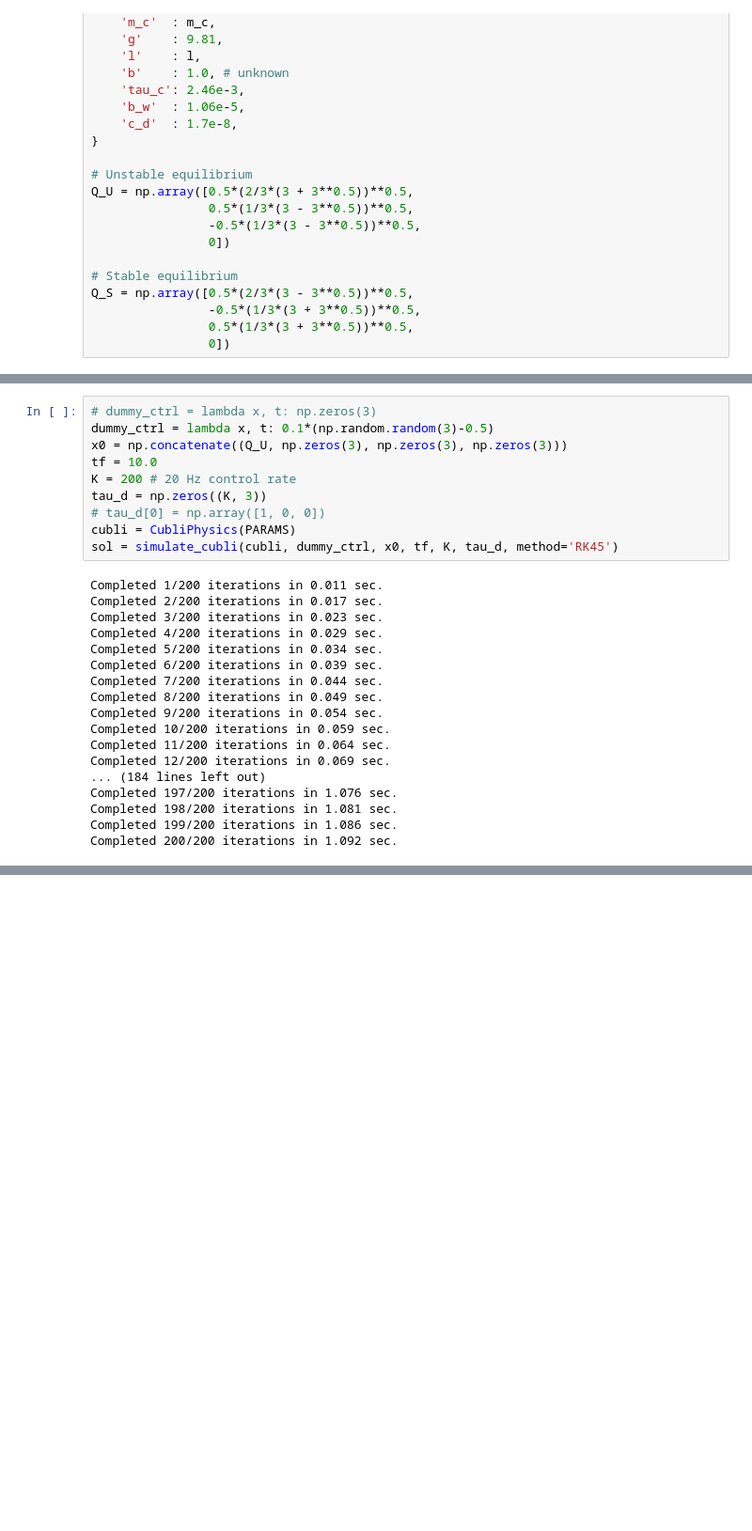
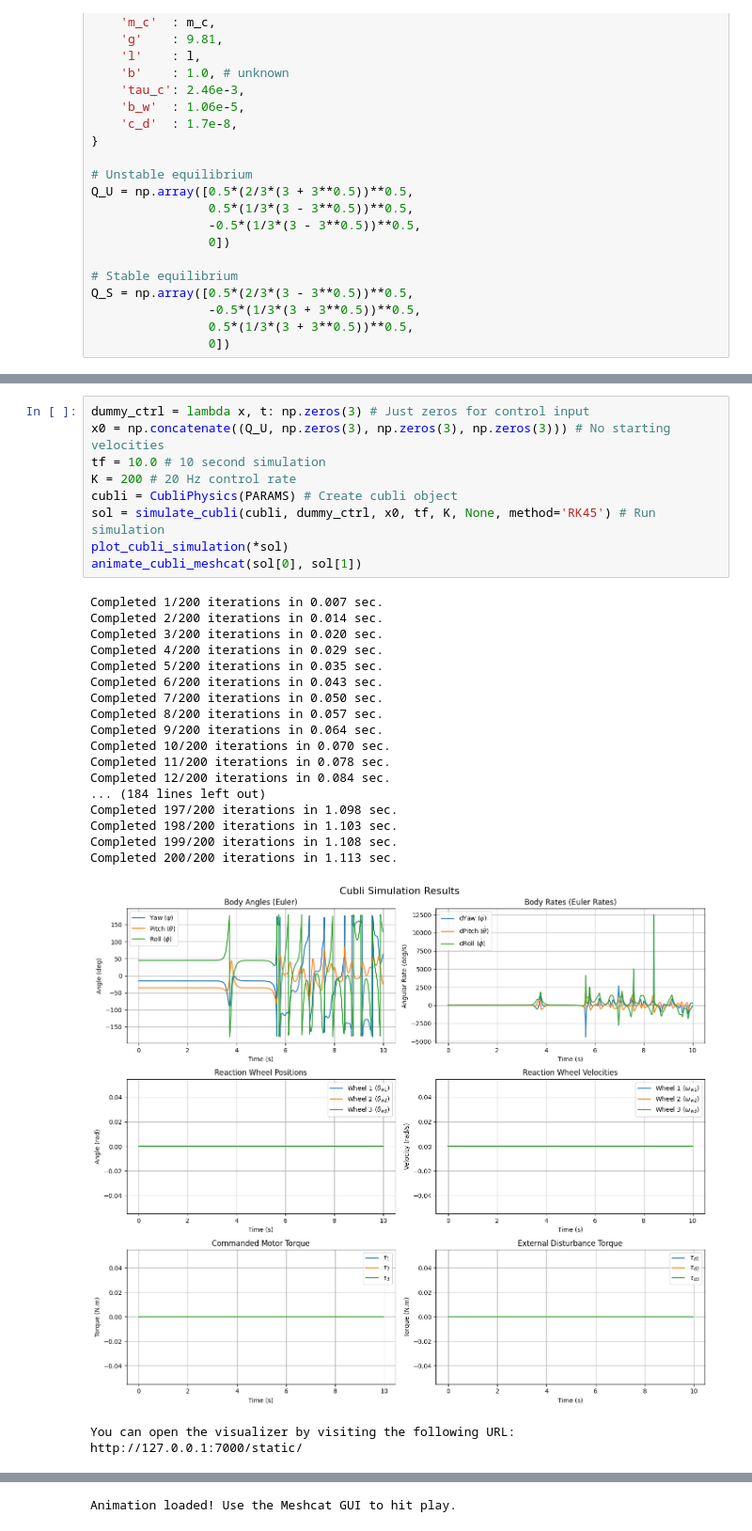
Before and after one commit to FlyingFaller/cubli, a Jupyter notebook: smoking_gun.ipynb, the cells around one changed output, grey strips where cells are left out. Shown at 94% size. Saved outputs shown, nothing was run; the diff lists cells and outputs as text; blank space fills up the shorter version.

Commit message:
Starting work on real nonlinear controller implementation

```diff
--- a/smoking_gun.ipynb
+++ b/smoking_gun.ipynb
@@ -809,30 +814,32 @@ Q_S = np.array([0.5*(2/3*(3 - 3**0.5))**0.5,
 
 </div>
 # %%
-# dummy_ctrl = lambda x, t: np.zeros(3)
-dummy_ctrl = lambda x, t: 0.1*(np.random.random(3)-0.5)
-x0 = np.concatenate((Q_U, np.zeros(3), np.zeros(3), np.zeros(3)))
-tf = 10.0
+dummy_ctrl = lambda x, t: np.zeros(3) # Just zeros for control input
+x0 = np.concatenate((Q_U, np.zeros(3), np.zeros(3), np.zeros(3))) # No starting velocities
+tf = 10.0 # 10 second simulation
 K = 200 # 20 Hz control rate
-tau_d = np.zeros((K, 3))
-# tau_d[0] = np.array([1, 0, 0])
-cubli = CubliPhysics(PARAMS)
-sol = simulate_cubli(cubli, dummy_ctrl, x0, tf, K, tau_d, method='RK45')
+cubli = CubliPhysics(PARAMS) # Create cubli object
+sol = simulate_cubli(cubli, dummy_ctrl, x0, tf, K, None, method='RK45') # Run simulation
+plot_cubli_simulation(*sol)
+animate_cubli_meshcat(sol[0], sol[1])
 # %% [output]
-Completed 1/200 iterations in 0.011 sec.
-Completed 2/200 iterations in 0.017 sec.
-Completed 3/200 iterations in 0.023 sec.
+Completed 1/200 iterations in 0.007 sec.
+Completed 2/200 iterations in 0.014 sec.
+Completed 3/200 iterations in 0.020 sec.
 Completed 4/200 iterations in 0.029 sec.
-Completed 5/200 iterations in 0.034 sec.
-Completed 6/200 iterations in 0.039 sec.
-Completed 7/200 iterations in 0.044 sec.
-Completed 8/200 iterations in 0.049 sec.
-Completed 9/200 iterations in 0.054 sec.
-Completed 10/200 iterations in 0.059 sec.
-Completed 11/200 iterations in 0.064 sec.
-Completed 12/200 iterations in 0.069 sec.
+Completed 5/200 iterations in 0.035 sec.
+Completed 6/200 iterations in 0.043 sec.
+Completed 7/200 iterations in 0.050 sec.
+Completed 8/200 iterations in 0.057 sec.
+Completed 9/200 iterations in 0.064 sec.
+Completed 10/200 iterations in 0.070 sec.
+Completed 11/200 iterations in 0.078 sec.
+Completed 12/200 iterations in 0.084 sec.
 ... (184 lines left out)
-Completed 197/200 iterations in 1.076 sec.
-Completed 198/200 iterations in 1.081 sec.
-Completed 199/200 iterations in 1.086 sec.
-Completed 200/200 iterations in 1.092 sec.
+Completed 197/200 iterations in 1.098 sec.
+Completed 198/200 iterations in 1.103 sec.
+Completed 199/200 iterations in 1.108 sec.
+Completed 200/200 iterations in 1.113 sec.
+[figure, added]
+You can open the visualizer by visiting the following URL:
+http://127.0.0.1:7000/static/
@@ -838,0 +847 @@ Completed 200/200 iterations in 1.092 sec.
+Animation loaded! Use the Meshcat GUI to hit play.
```
Also changed, not shown: parts of 19 cells of this notebook.
